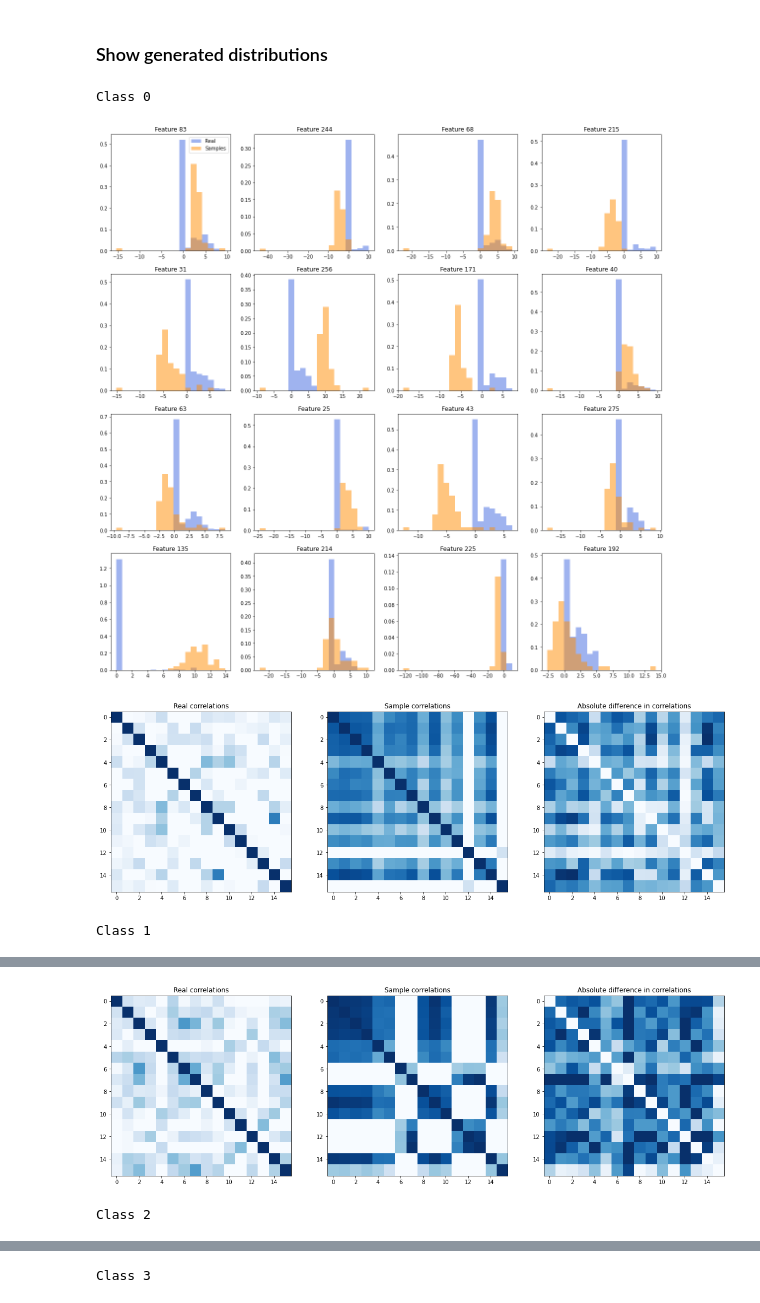
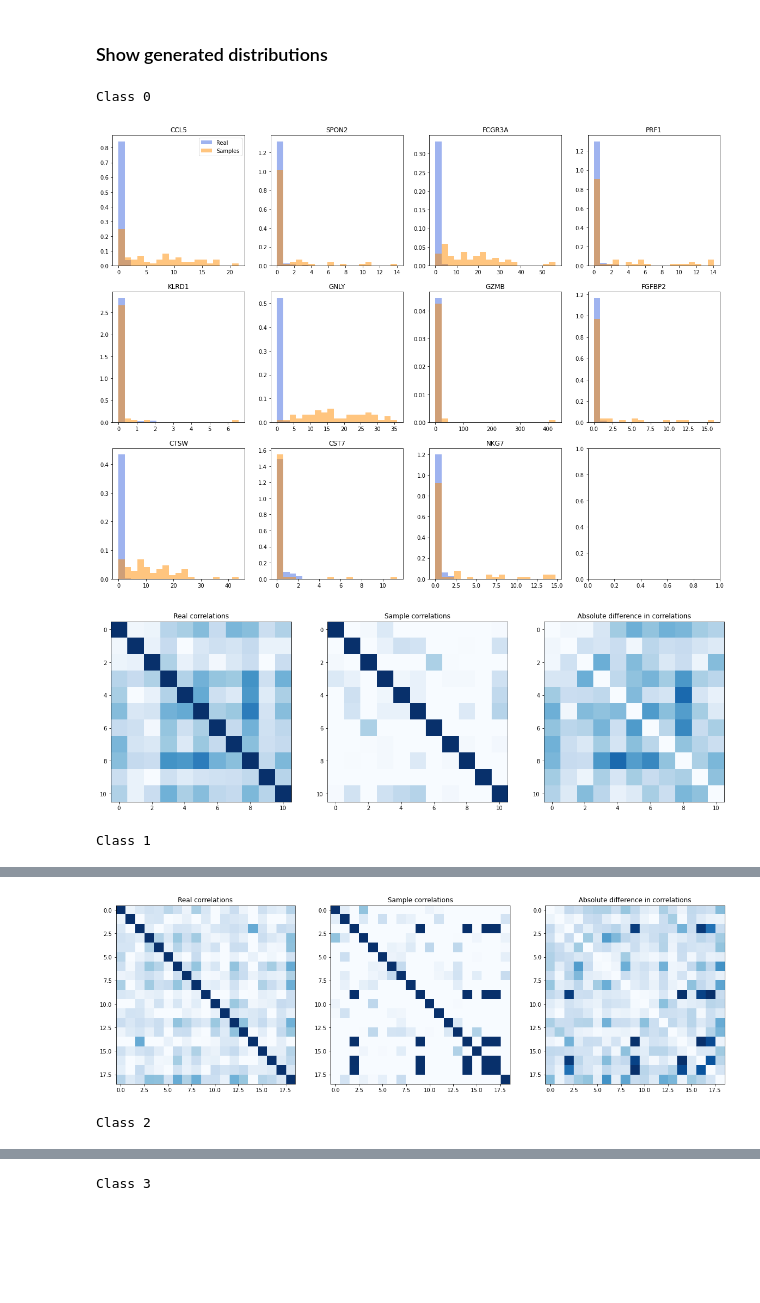
Before and after one commit to Genentech/branched-diffusion, a Jupyter notebook: notebooks/continuous_branched_scrna_covid_flu.ipynb, the cells around one changed output, grey strips where cells are left out. Cells and saved outputs as stored; diff of their text form; code cells hidden in the pictures; blank space fills up the shorter version.

```diff
--- a/notebooks/continuous_branched_scrna_covid_flu.ipynb
+++ b/notebooks/continuous_branched_scrna_covid_flu.ipynb
@@ -26,13 +23,18 @@ else:
 # %% [markdown]
 ### Define the branches and create the data loader
 # %%
-classes = [0, 1, 2, 3, 4, 5, 6, 7, 8, 9, 10, 11, 12, 13, 14]
-
-branch_defs = [((0, 1, 2, 3, 4, 5, 6, 7, 8, 9, 10, 11, 12, 13, 14), 6.446446446446447e-01, 1), ((0, 1, 2, 3, 4, 6, 7, 8, 9, 10, 11, 12, 13, 14), 0.6316316316316316, 0.6446446446446447), ((0, 1, 2, 3, 4, 6, 7, 8, 10, 11, 12, 13, 14), 0.5925925925925926, 0.6316316316316316), ((0, 1, 2, 3, 4, 6, 7, 8, 10, 11, 12, 14), 0.4854854854854855, 0.5925925925925926), ((1, 2, 3, 4, 6, 7, 8, 11, 12, 14), 0.44844844844844844, 0.4854854854854855), ((0, 10), 0.44544544544544545, 0.4854854854854855), ((1, 2, 3, 4, 6, 7, 8, 12, 14), 0.43043043043043044, 0.44844844844844844), ((1, 2, 4, 6, 7, 12, 14), 0.40040040040040037, 0.43043043043043044), ((1, 2, 4, 6, 7, 12), 0.3733733733733734, 0.40040040040040037), ((3, 8), 0.3683683683683684, 0.43043043043043044), ((4, 7, 12), 0.3313313313313313, 0.3733733733733734), ((1, 2, 6), 0.2932932932932933, 0.3733733733733734), ((1, 2), 0.27427427427427425, 0.2932932932932933), ((4, 7), 0.12512512512512514, 0.3313313313313313), ((5,), 0, 0.6446446446446447), ((9,), 0, 0.6316316316316316), ((13,), 0, 0.5925925925925926), ((11,), 0, 0.44844844844844844), ((0,), 0, 0.44544544544544545), ((10,), 0, 0.44544544544544545), ((14,), 0, 0.40040040040040037), ((8,), 0, 0.3683683683683684), ((3,), 0, 0.3683683683683684), ((12,), 0, 0.3313313313313313), ((6,), 0, 0.2932932932932933), ((2,), 0, 0.27427427427427425), ((1,), 0, 0.27427427427427425), ((4,), 0, 0.12512512512512514), ((7,), 0, 0.12512512512512514)]
+# classes = [0, 1, 2, 3, 4, 5, 6, 7, 8, 9, 10, 11, 12, 13, 14]
+# branch_defs = [((0, 1, 2, 3, 4, 5, 6, 7, 8, 9, 10, 11, 12, 13, 14), 6.446446446446447e-01, 1), ((0, 1, 2, 3, 4, 6, 7, 8, 9, 10, 11, 12, 13, 14), 0.6316316316316316, 0.6446446446446447), ((0, 1, 2, 3, 4, 6, 7, 8, 10, 11, 12, 13, 14), 0.5925925925925926, 0.6316316316316316), ((0, 1, 2, 3, 4, 6, 7, 8, 10, 11, 12, 14), 0.4854854854854855, 0.5925925925925926), ((1, 2, 3, 4, 6, 7, 8, 11, 12, 14), 0.44844844844844844, 0.4854854854854855), ((0, 10), 0.44544544544544545, 0.4854854854854855), ((1, 2, 3, 4, 6, 7, 8, 12, 14), 0.43043043043043044, 0.44844844844844844), ((1, 2, 4, 6, 7, 12, 14), 0.40040040040040037, 0.43043043043043044), ((1, 2, 4, 6, 7, 12), 0.3733733733733734, 0.40040040040040037), ((3, 8), 0.3683683683683684, 0.43043043043043044), ((4, 7, 12), 0.3313313313313313, 0.3733733733733734), ((1, 2, 6), 0.2932932932932933, 0.3733733733733734), ((1, 2), 0.27427427427427425, 0.2932932932932933), ((4, 7), 0.12512512512512514, 0.3313313313313313), ((5,), 0, 0.6446446446446447), ((9,), 0, 0.6316316316316316), ((13,), 0, 0.5925925925925926), ((11,), 0, 0.44844844844844844), ((0,), 0, 0.44544544544544545), ((10,), 0, 0.44544544544544545), ((14,), 0, 0.40040040040040037), ((8,), 0, 0.3683683683683684), ((3,), 0, 0.3683683683683684), ((12,), 0, 0.3313313313313313), ((6,), 0, 0.2932932932932933), ((2,), 0, 0.27427427427427425), ((1,), 0, 0.27427427427427425), ((4,), 0, 0.12512512512512514), ((7,), 0, 0.12512512512512514)]
 # branch_defs = [((0, 1, 2, 3, 4, 5, 6, 7, 8, 9, 10, 11, 12, 13, 14), 0, 1)]
 
 classes = [0, 1, 2, 3, 4, 5, 7, 10, 12]
 branch_defs = [((0, 1, 2, 3, 4, 5, 7, 10, 12), 6.436436436436437e-01, 1), ((0, 1, 2, 3, 4, 7, 10, 12), 0.5405405405405406, 0.6436436436436437), ((1, 2, 3, 4, 7, 12), 0.5085085085085085, 0.5405405405405406), ((0, 10), 0.45045045045045046, 0.5405405405405406), ((1, 2, 4, 7, 12), 0.37237237237237236, 0.5085085085085085), ((4, 7, 12), 0.36436436436436437, 0.37237237237237236), ((1, 2), 0.22922922922922923, 0.37237237237237236), ((4, 7), 0.1841841841841842, 0.36436436436436437), ((5,), 0, 0.6436436436436437), ((3,), 0, 0.5085085085085085), ((0,), 0, 0.45045045045045046), ((10,), 0, 0.45045045045045046), ((12,), 0, 0.36436436436436437), ((1,), 0, 0.22922922922922923), ((2,), 0, 0.22922922922922923), ((7,), 0, 0.1841841841841842), ((4,), 0, 0.1841841841841842)]
+
+# classes = [0]
+# branch_defs = [((0,), 0, 1)]
+
+# classes = [0, 1, 5]
+# branch_defs = [((0, 1, 5), 6.786786786786787e-01, 1), ((0, 1), 0.5795795795795796, 0.6786786786786787), ((5,), 0, 0.6786786786786787), ((0,), 0, 0.5795795795795796), ((1,), 0, 0.5795795795795796)]
 # %%
 data_file = "/gstore/data/resbioai/tsenga5/branched_diffusion/data/scrna/covid_flu/processed/covid_flu_processed_reduced_genes.h5"
 
@@ -45,6 +47,15 @@ dataset.cell_cluster = dataset.cell_cluster[inds]
 
 data_loader = torch.utils.data.DataLoader(dataset, batch_size=128, shuffle=True, num_workers=0)
 input_shape = next(iter(data_loader))[0].shape[1:]
+# %%
+# Import gene names and marker genes
+with h5py.File(data_file, "r") as f:
+    gene_names = f["gene_names"][:].astype(str)
+    marker_genes = {}
+    for class_i in classes:
+        marker_genes[class_i] = f["marker_genes"][str(class_i)][:].astype(str)
+
+genes_of_interest = np.array(["NFKB1", "NFKB2", "IRF1", "CXCR3", "CXCL10", "STAT1", "TLR4", "TGFB1", "IL1B", "IFNG", "TLR4", "TNFSF4", "IL1R2", "IL1B", "IL7R", "IL32"])
 # %%
 # Plot features
 x = dataset.data
@@ -211,9 +232,14 @@ for class_to_sample in classes:
     sample = samples[class_to_sample]
 
     # Decide which features to plot
-    num_features = min(input_shape[0], 16)
-    feature_inds = np.flip(np.argsort(np.std(real, axis=0)))[:num_features]
-    # feature_inds = np.random.choice(input_shape[0], size=num_features, replace=False)
+    feature_inds = []
+    for gene in marker_genes[class_to_sample]:
+        if gene in gene_names:
+            feature_inds.append(np.where(gene_names == gene)[0][0])
+    num_features = len(feature_inds)
+
+    if not num_features:
+        continue
 
     num_cols = 4
     num_rows = int(np.ceil(num_features / num_cols))
@@ -221,41 +247,44 @@ for class_to_sample in classes:
 
     # Plot feature values
     fig, ax = plt.subplots(ncols=num_cols, nrows=num_rows, figsize=(num_cols * 5, num_rows * 5))
+    if num_rows == 1:
+        ax = [ax]
     for i, f_i in enumerate(feature_inds):
         r, c = i // num_cols, i % num_cols
         real_vals = real[:, f_i]
         sample_vals = sample[:, f_i]
+        sample_vals[sample_vals < 0] = 0  # Threshold to 0
         all_vals = np.concatenate([real_vals, sample_vals])
         bins = np.linspace(np.min(all_vals), np.max(all_vals), num_bins)
         ax[r][c].hist(real_vals, bins=bins, color="royalblue", label="Real", density=True, alpha=0.5)
         ax[r][c].hist(sample_vals, bins=bins, color="darkorange", label="Samples", density=True, alpha=0.5)
-        ax[r][c].set_title("Feature %d" % f_i)
+        ax[r][c].set_title(gene_names[f_i])
     ax[0][0].legend()
     plt.show()
 
     # Compute and plot correlations
     real_corrs = np.empty((num_features, num_features))
     sample_corrs = np.empty_like(real_corrs)
     for i, f_i in enumerate(feature_inds):
         real_corrs[i, i] = 1
         sample_corrs[i, i] = 1
         for j in range(i):
             f_j = feature_inds[j]
             real_corrs[i, j] = scipy.stats.pearsonr(real[:, f_i], real[:, f_j])[0]
             real_corrs[j, i] = real_corrs[i, j]
             sample_corrs[i, j] = scipy.stats.pearsonr(sample[:, f_i], sample[:, f_j])[0]
             sample_corrs[j, i] = sample_corrs[i, j]
 
     fig, ax = plt.subplots(ncols=3, figsize=(20, 10))
     ax[0].imshow(real_corrs, cmap="Blues", vmin=0, vmax=1)
     ax[0].set_title("Real correlations")
     ax[1].imshow(sample_corrs, cmap="Blues", vmin=0, vmax=1)
     ax[1].set_title("Sample correlations")
     ax[2].imshow(np.abs(real_corrs - sample_corrs), cmap="Blues", vmin=0, vmax=1)
     ax[2].set_title("Absolute difference in correlations")
     plt.show()
 # %% [output]
 Class 0
-[figure, old version]
+[figure, new version]
-[figure, old version]
+[figure, new version]
 Class 1
@@ -263,2 +292,2 @@ Class 1
-[figure, old version]
+[figure, new version]
 Class 2
```
Also changed, not shown: parts of 18 cells of this notebook, 2 other files.
